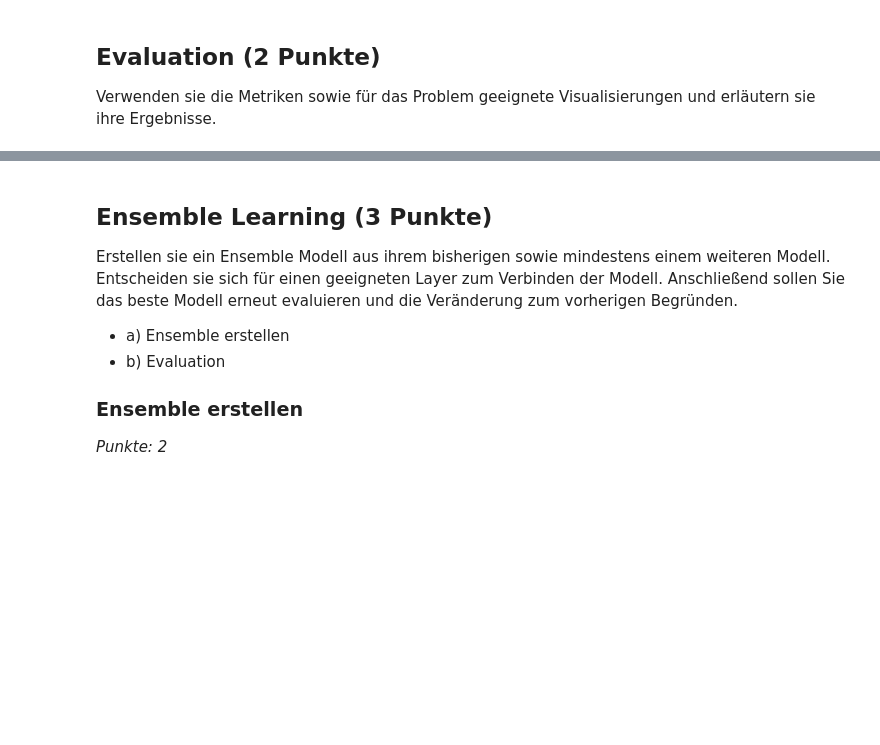
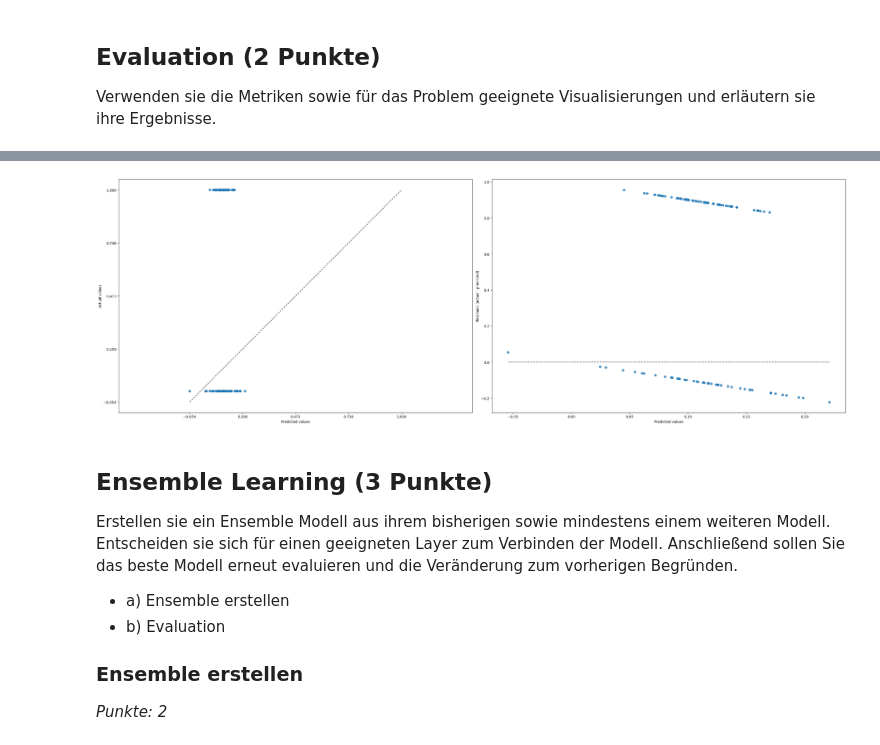
Before and after one commit to iLuckyW/lecture-ai-advanced, a Jupyter notebook: chapter/05_assessment/02_assessment/02_testat_nn_classification.ipynb, the cells around one changed output, grey strips where cells are left out. Cells and saved outputs as stored; diff of their text form; code cells hidden in the pictures; blank space fills up the shorter version.

```diff
--- a/chapter/05_assessment/02_assessment/02_testat_nn_classification.ipynb
+++ b/chapter/05_assessment/02_assessment/02_testat_nn_classification.ipynb
@@ -53,3 +71,14 @@ _Punkte: 1_
+# %%
+from sklearn.preprocessing import RobustScaler
+import torch
+
+data = RobustScaler().fit_transform(df.loc[:, :'worst fractal dimension'])
+target = df['target']
+
+n = len(data)
+input_dim = data.shape[1]
+x = torch.tensor(data, dtype=torch.float32)
+y = torch.tensor(target, dtype=torch.float32).view(-1, 1)
 # %% [markdown]
 ## Modeling (3 Punkte)
 Ihre nächste Aufgabe ist es das Training vorzubereiten und den richtigen ML-Algorithmus auszuwählen. Dafür müssen Sie die folgenden Teilaufgaben erledigen:
@@ -73,3 +333,26 @@ Verwenden sie die Metriken sowie für das Problem geeignete Visualisierungen und
+# %%
+from sklearn.metrics import PredictionErrorDisplay
+
+fig, (ax1, ax2) = plt.subplots(1, 2, figsize=(30, 10))
+
+y_true = y[test_ids].numpy().ravel()
+y_pred = model(x[test_ids]).detach().numpy().ravel()
+
+PredictionErrorDisplay.from_predictions(
+    y_true,
+    y_pred,
+    ax=ax1,
+    kind='actual_vs_predicted',
+)
+PredictionErrorDisplay.from_predictions(
+    y_true,
+    y_pred,
+    kind='residual_vs_predicted',
+    ax=ax2,
+)
+fig.tight_layout()
+# %% [output]
+[figure, added]
 # %% [markdown]
 ## Ensemble Learning (3 Punkte)
 
```
Also changed, not shown: parts of 13 cells of this notebook, 1 other file.
